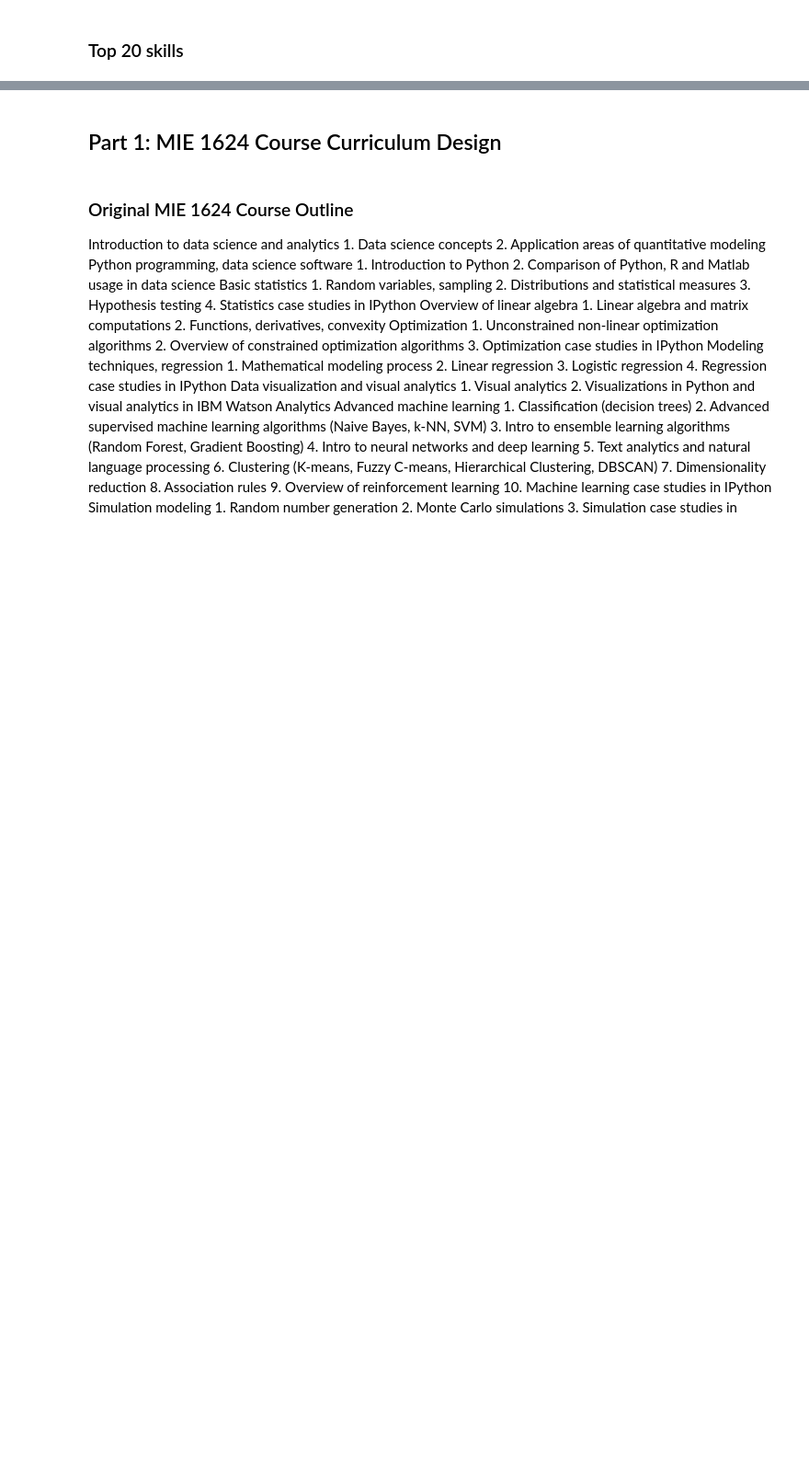
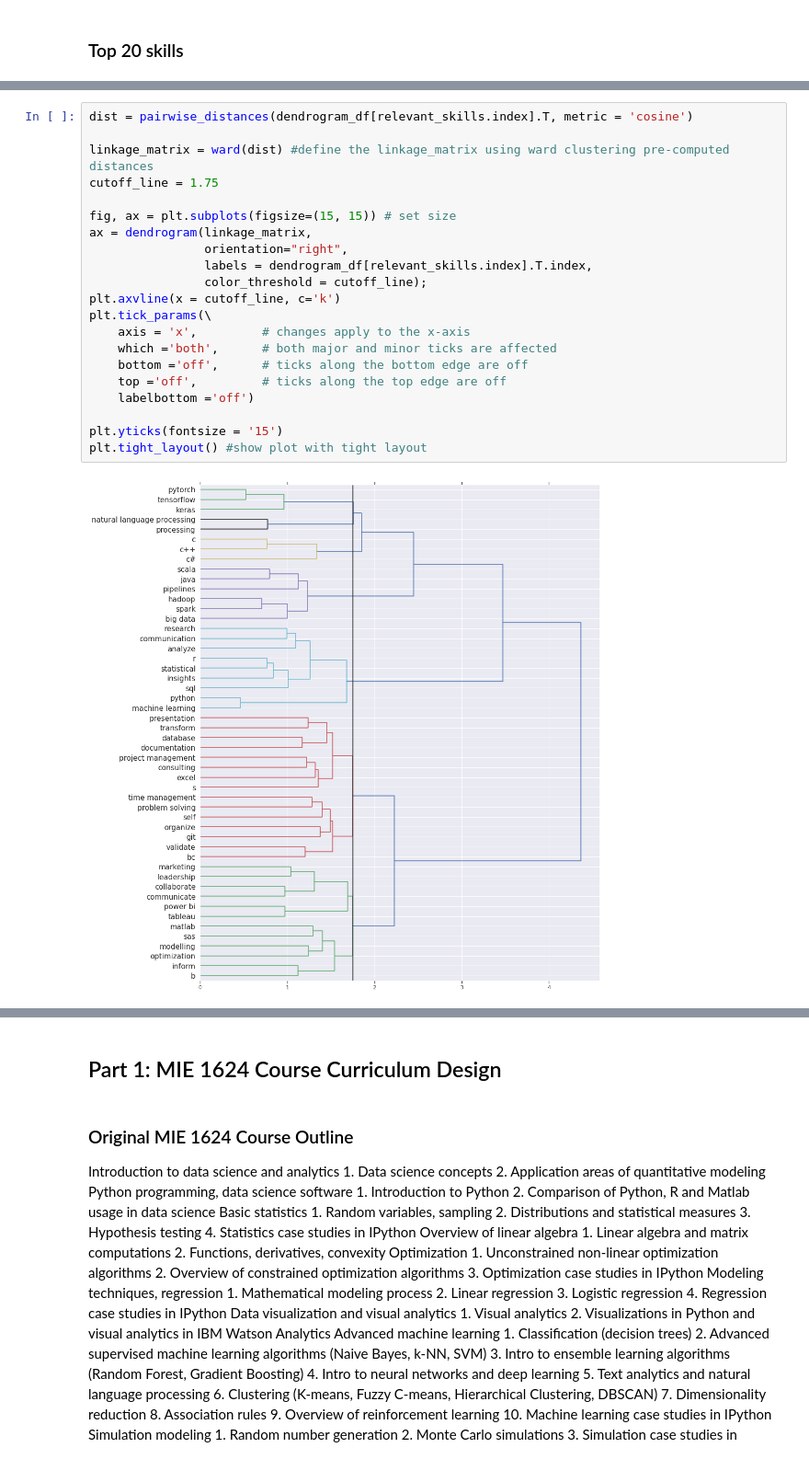
Before and after one commit to ruiqi777/Curriculum-Design, a Jupyter notebook: job_skills.ipynb, the cells around one changed output, grey strips where cells are left out. Shown at 92% size. Cells and saved outputs as stored; diff of their text form; blank space fills up the shorter version.

```diff
--- a/job_skills.ipynb
+++ b/job_skills.ipynb
@@ -246,0 +299,23 @@ Index(['communication', 'machine learning', 'python', 'sql', 'insights',
+# %%
+dist = pairwise_distances(dendrogram_df[relevant_skills.index].T, metric = 'cosine')
+
+linkage_matrix = ward(dist) #define the linkage_matrix using ward clustering pre-computed distances
+cutoff_line = 1.75
+
+fig, ax = plt.subplots(figsize=(15, 15)) # set size
+ax = dendrogram(linkage_matrix,
+                orientation="right",
+                labels = dendrogram_df[relevant_skills.index].T.index,
+                color_threshold = cutoff_line);
+plt.axvline(x = cutoff_line, c='k')
+plt.tick_params(\
+    axis = 'x',         # changes apply to the x-axis
+    which ='both',      # both major and minor ticks are affected
+    bottom ='off',      # ticks along the bottom edge are off
+    top ='off',         # ticks along the top edge are off
+    labelbottom ='off')
+
+plt.yticks(fontsize = '15')
+plt.tight_layout() #show plot with tight layout
+# %% [output]
+[figure, added]
```
Also changed, not shown: parts of 14 cells of this notebook.
